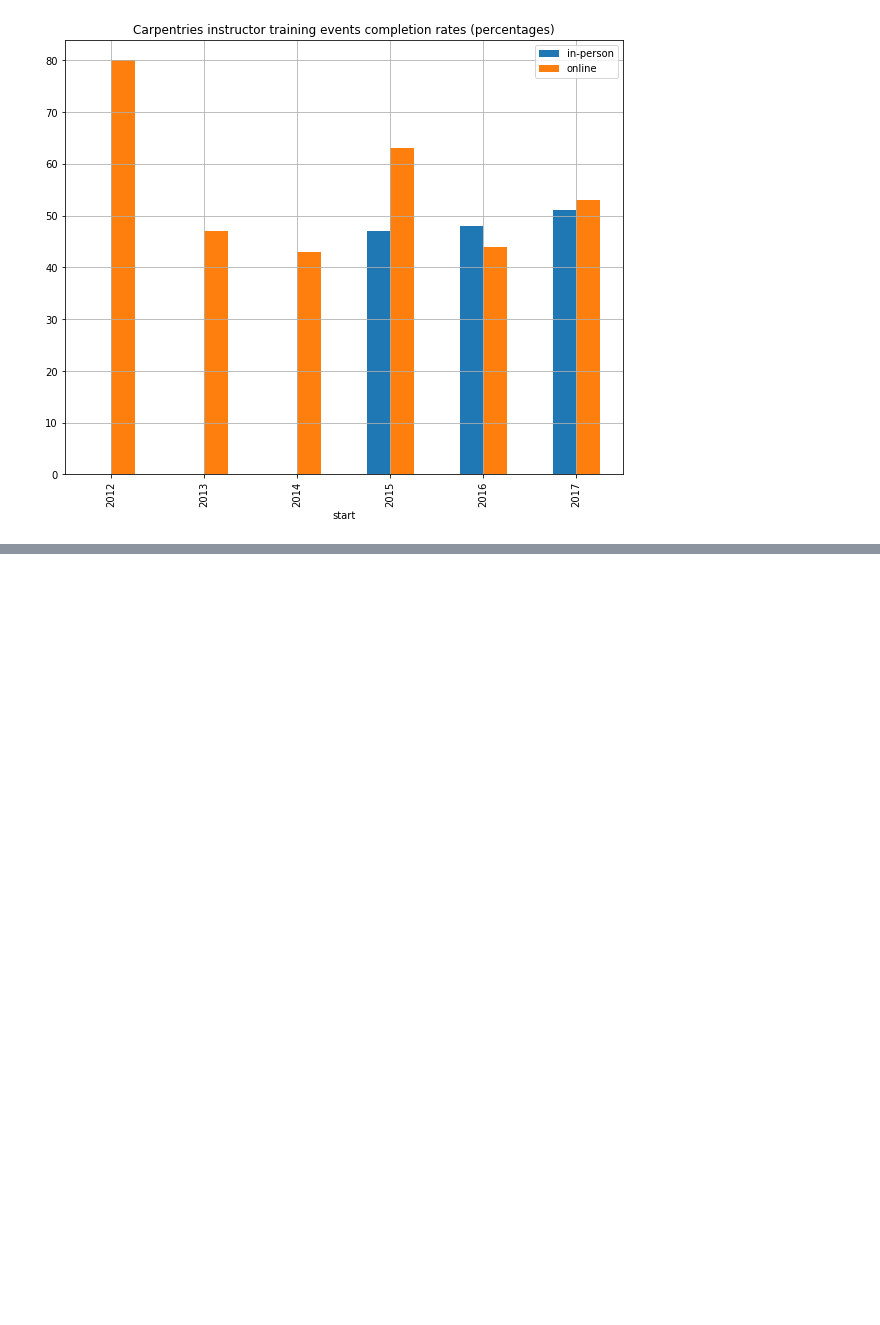
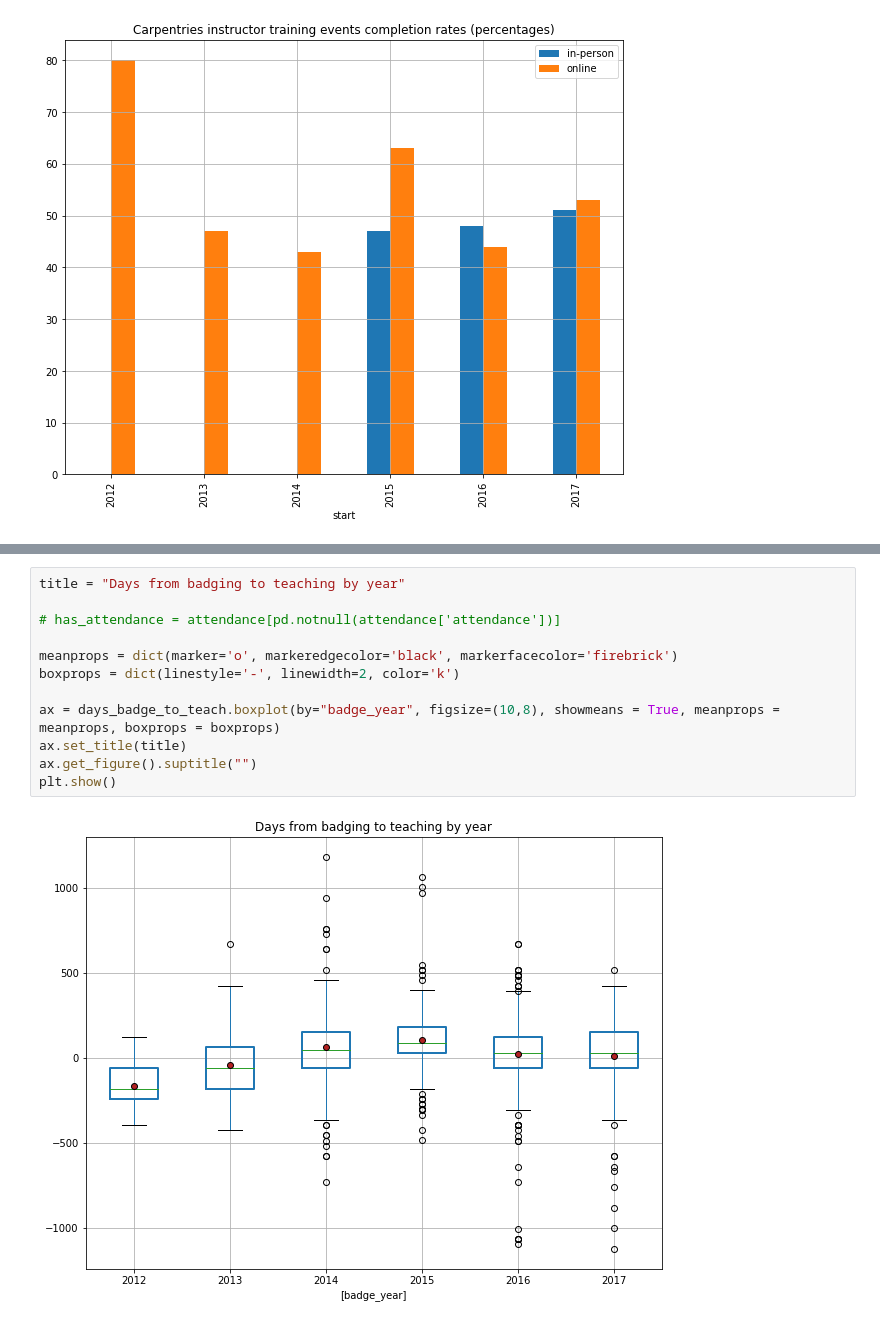
Before and after one commit to carpentries/assessment, a Jupyter notebook: programmatic-assessment/workshops/final_report_draft.ipynb, the cells around one changed output, grey strips where cells are left out. Cells and saved outputs as stored; diff of their text form; blank space fills up the shorter version.

```diff
--- a/programmatic-assessment/workshops/final_report_draft.ipynb
+++ b/programmatic-assessment/workshops/final_report_draft.ipynb
@@ -783,0 +893,14 @@ plt.show()
+# %%
+title = "Days from badging to teaching by year"
+
+# has_attendance = attendance[pd.notnull(attendance['attendance'])]
+
+meanprops = dict(marker='o', markeredgecolor='black', markerfacecolor='firebrick')
+boxprops = dict(linestyle='-', linewidth=2, color='k')
+
+ax = days_badge_to_teach.boxplot(by="badge_year", figsize=(10,8), showmeans = True, meanprops = meanprops, boxprops = boxprops)
+ax.set_title(title)
+ax.get_figure().suptitle("")
+plt.show()
+# %% [output]
+[figure, added]
```
Also changed, not shown: parts of 18 cells of this notebook.
